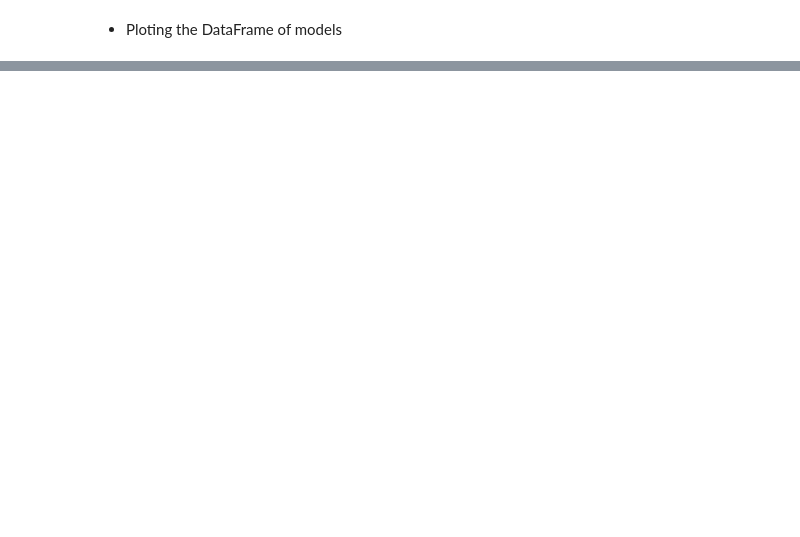
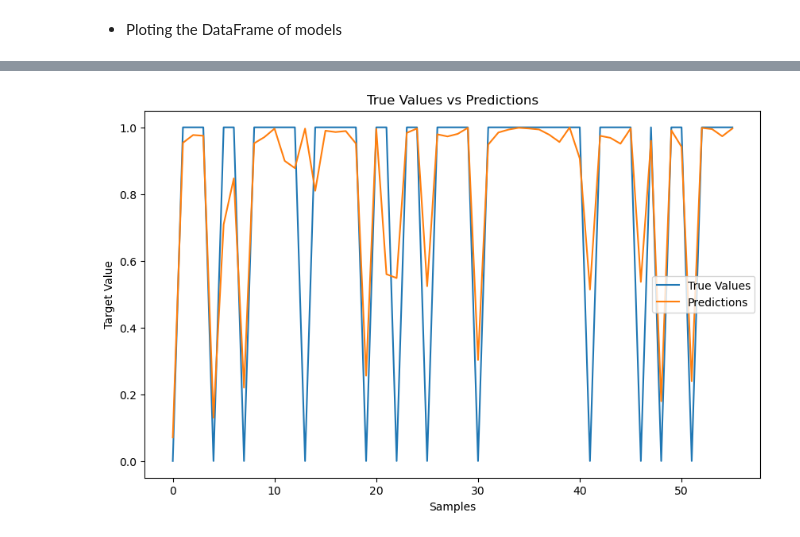
Before and after one commit to Dcoder-Nikhil/DS-projects, a Jupyter notebook: Lung Cancer Detection/lungCancerDetection.ipynb, the cells around one changed output, grey strips where cells are left out. Drawn from its saved outputs; the diff is of its cells as text; code cells hidden in the pictures; blank space fills up the shorter version.

```diff
--- a/Lung Cancer Detection/lungCancerDetection.ipynb
+++ b/Lung Cancer Detection/lungCancerDetection.ipynb
@@ -304,0 +503,2 @@ plt.show()
+# %%
+pred = model.predict(X_test_scaled)
@@ -304,0 +507,12 @@ plt.show()
+# %%
+# Visualize the results
+plt.figure(figsize=(10, 6))
+plt.plot(y_test, label='True Values')
+plt.plot(pred, label='Predictions')
+plt.legend()
+plt.title("True Values vs Predictions")
+plt.xlabel("Samples")
+plt.ylabel("Target Value")
+plt.show()
+# %% [output]
+[figure, added]
```
Also changed, not shown: parts of 35 cells of this notebook.
